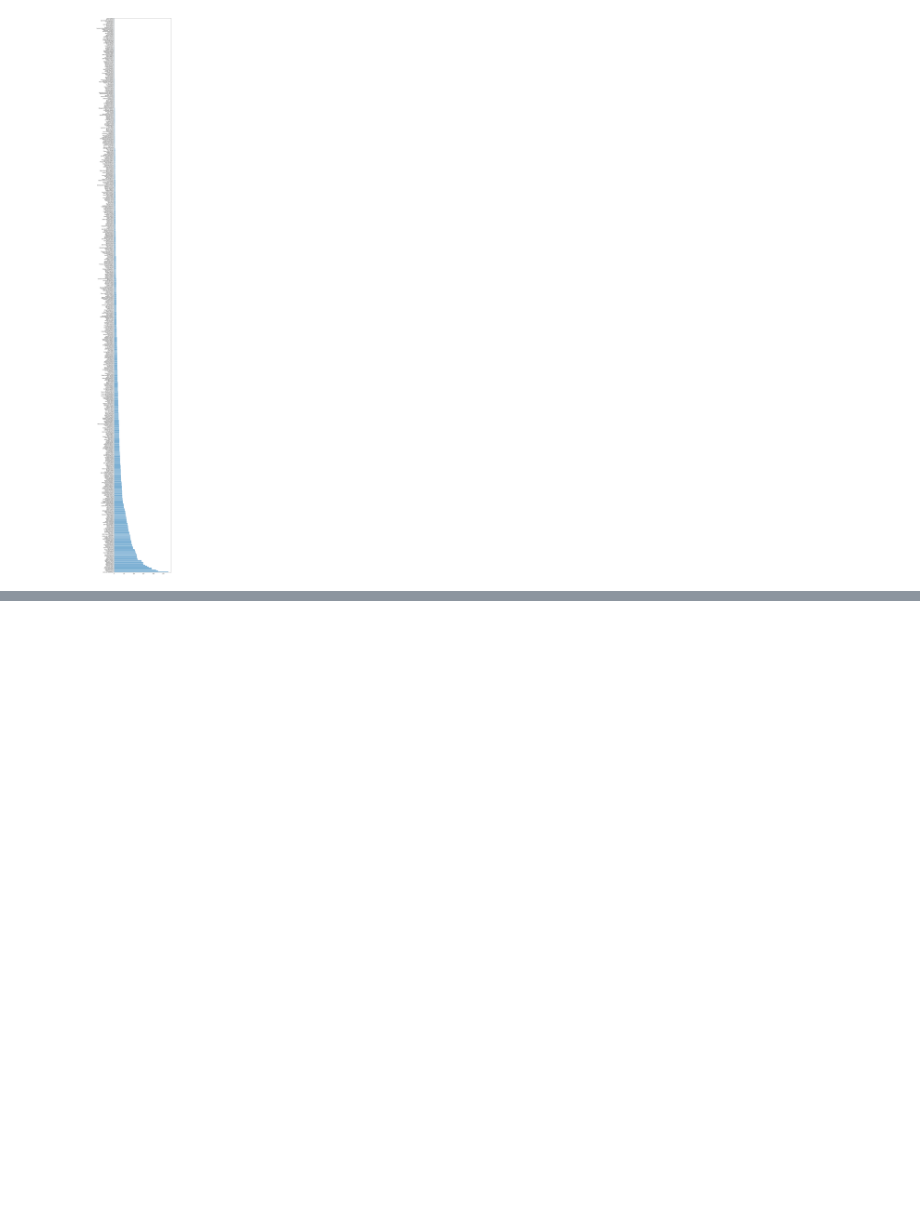
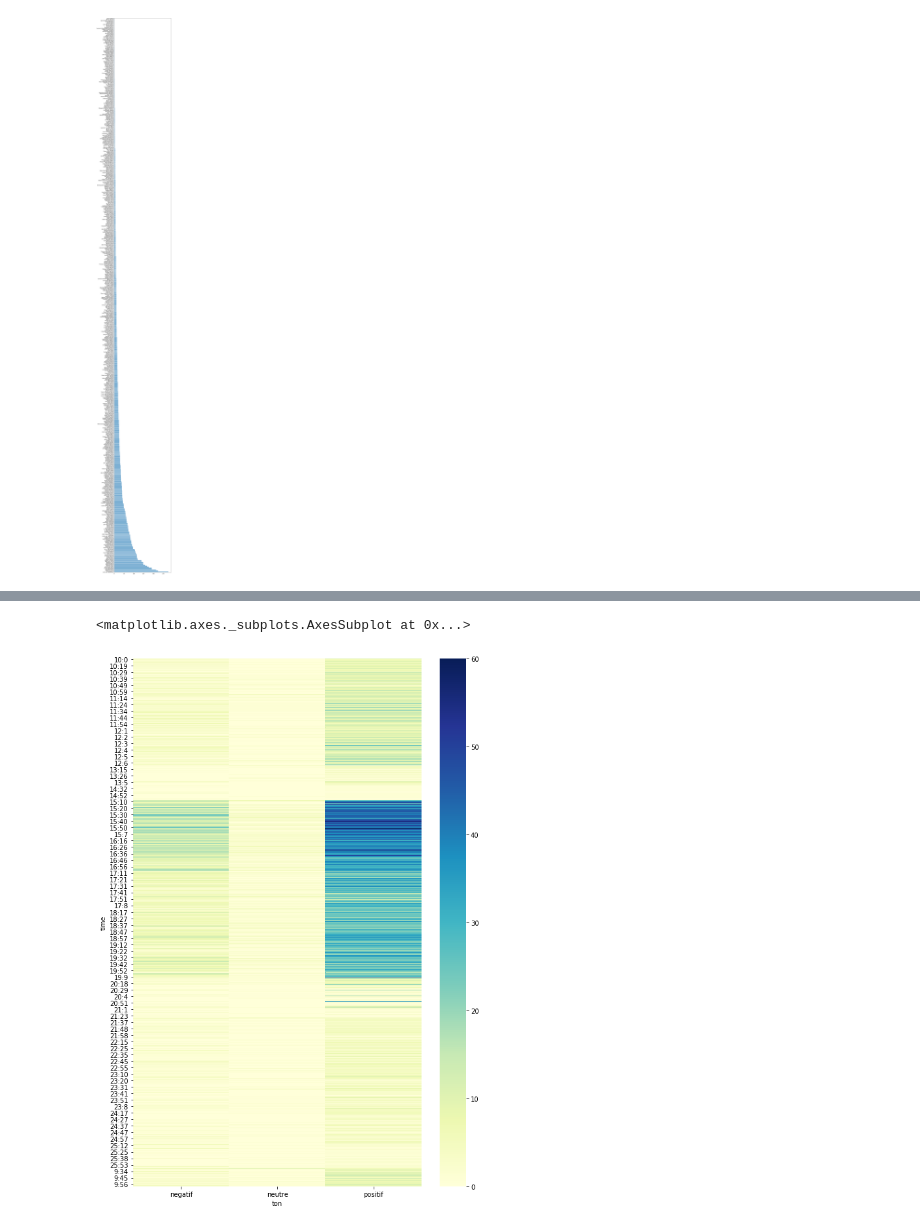
Before and after one commit to medialab/didascalies, a Jupyter notebook: notebooks/rankings.ipynb, the cells around one changed output, grey strips where cells are left out. Drawn from its saved outputs; the diff is of its cells as text; code cells hidden in the pictures; blank space fills up the shorter version.

```diff
--- a/notebooks/rankings.ipynb
+++ b/notebooks/rankings.ipynb
@@ -74,0 +91,24 @@ top_reaction(df,"didascalie","rappel","parlementaire").plot(kind='barh',figsize=
+# %%
+import csv
+import json
+
+
+nb = json.load(open('Desktop/lfdll/nb.json'))
+
+dic = dict()
+reader = csv.DictReader(open('Desktop/lfdll/data/fin_seance.csv', 'rb'))
+nb_mots = 0
+for line in reader:
+    line['heure'] = nb[line['intervention'].split(';')[0]]
+    line['minute'] = nb[line['intervention'].split(';')[1]]
+    dic[int(line['seance_id'])] = str(line['heure'])+':'+str(line['minute'])
+
+
+datf = pd.DataFrame.from_dict(dic, orient='index').reset_index()
+datf.columns = ["seance_id","heure_fin"]
+datf.head(20)
+df = df.merge(datf, on='seance_id')#, how="left")
+
+sumdf = df.groupby('seance_id',as_index=False)[["nb_mots"]].sum()
+sumdf.columns = ["seance_id","mots_seance"]
+df = df.merge(sumdf, on='seance_id')
@@ -74,0 +169,18 @@ top_reaction(df,"didascalie","rappel","parlementaire").plot(kind='barh',figsize=
+# %%
+%matplotlib inline
+
+import matplotlib.pyplot as plt
+
+def reaction_heure(data, col, norm):
+    d = data.copy()
+    d[col] = d[col].str.lower()
+    co = pd.crosstab(data["time"],data[col],normalize=norm)
+    return co
+# %%
+import seaborn as sns
+
+fig, ax = plt.subplots(figsize=(10,15))
+sns.heatmap(reaction_heure(df,"ton",False),cmap="YlGnBu",annot=False,ax=ax)
+# %% [output]
+<matplotlib.axes._subplots.AxesSubplot at 0x...>
+[figure, added]
```
Also changed, not shown: parts of 12 cells of this notebook.
